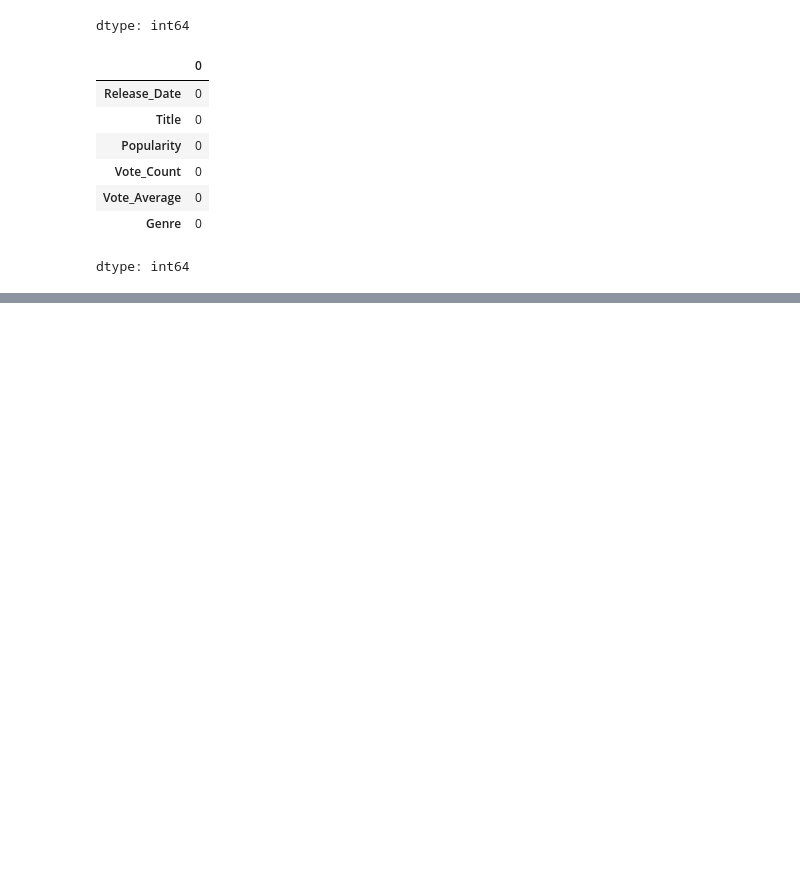
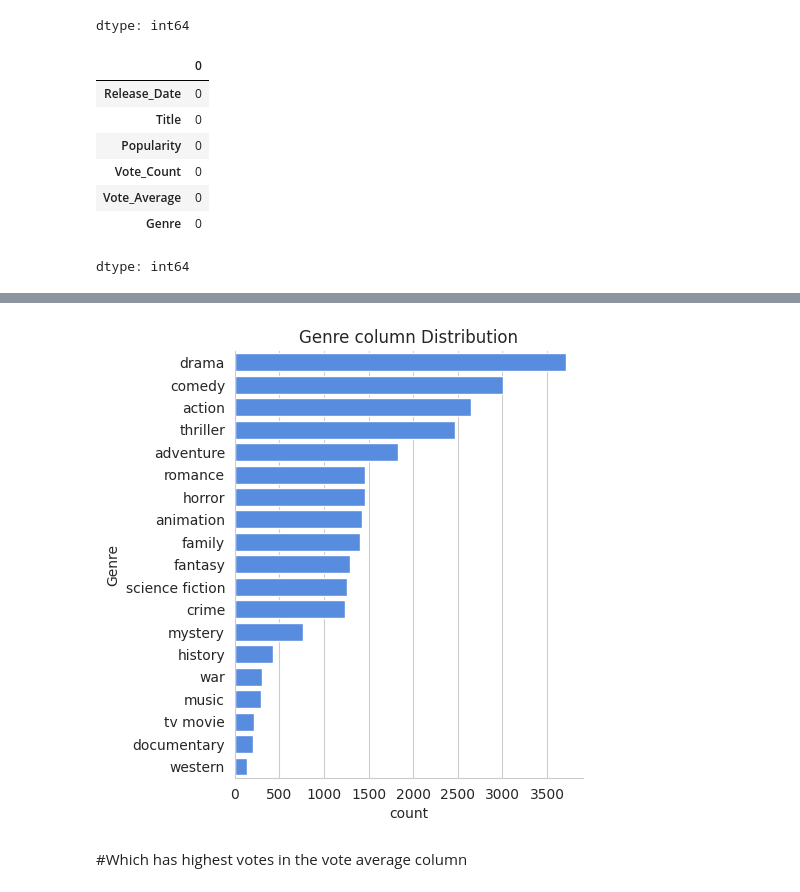
Before and after one commit to Roshanshres/netflix-data-analysis, a Jupyter notebook: netflix_data_analysis.ipynb, the cells around one changed output, grey strips where cells are left out. Drawn from its saved outputs; the diff is of its cells as text; code cells hidden in the pictures; blank space fills up the shorter version.

```diff
--- a/netflix_data_analysis.ipynb
+++ b/netflix_data_analysis.ipynb
@@ -188,0 +246,2 @@ dtype: int64
+# %%
+df['Genre'] = df['Genre'].str.split(', ').apply(lambda x: ', '.join(pd.unique(x)))
@@ -188,0 +257,4 @@ dtype: int64
+# %%
+df['Genre'] = df['Genre'].str.lower().str.strip()
+# %%
+df['Genre'] = df['Genre'].apply(lambda x: ', '.join(sorted(set(x.split(', ')))))
@@ -188,0 +263,2 @@ dtype: int64
+# %%
+sns.set_style('whitegrid')
@@ -188,0 +276,11 @@ dtype: int64
+# %%
+sns.catplot(y = 'Genre', data = df, kind = 'count',
+            order=df['Genre'].value_counts().index,
+            color = '#4287f5')
+
+plt.title('Genre column Distribution')
+plt.show()
+# %% [output]
+[figure, added]
+# %% [markdown]
+#Which has highest votes in the vote average column
```
Also changed, not shown: parts of 19 cells of this notebook.
